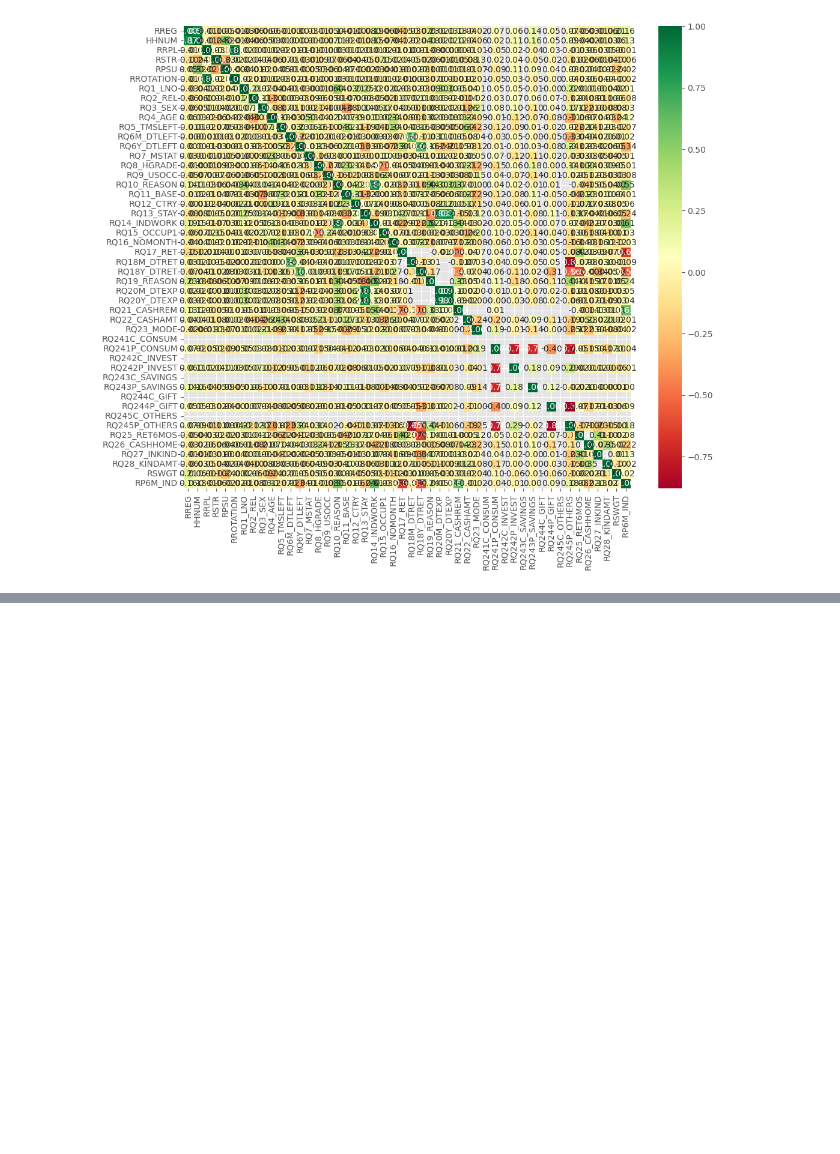
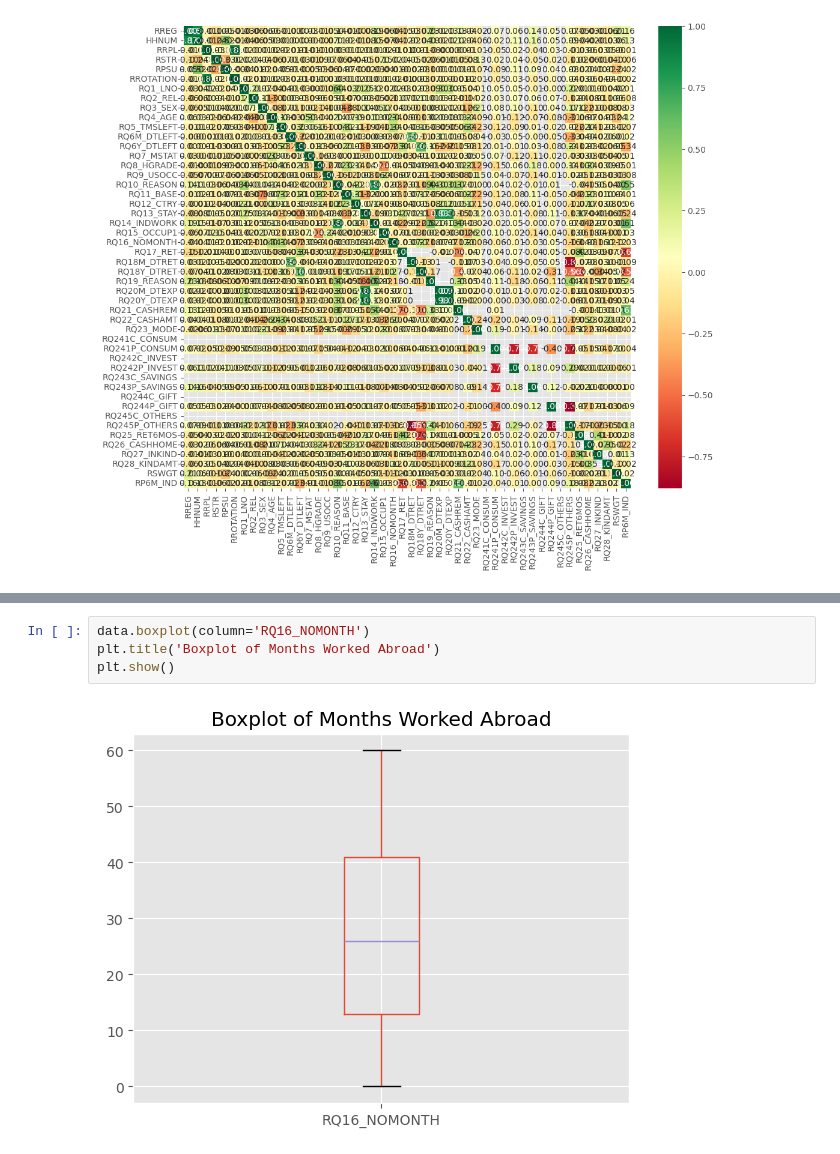
Before and after one commit to almiravelas/CSMODEL, a Jupyter notebook: Phase1_EDA.ipynb, the cells around one changed output, grey strips where cells are left out. Saved outputs shown, nothing was run; the diff lists cells and outputs as text; blank space fills up the shorter version.

```diff
--- a/Phase1_EDA.ipynb
+++ b/Phase1_EDA.ipynb
@@ -201,0 +278,6 @@ Positively Correlated Pairs:
+# %%
+data.boxplot(column='RQ16_NOMONTH')
+plt.title('Boxplot of Months Worked Abroad')
+plt.show()
+# %% [output]
+[figure, added]
```
Also changed, not shown: parts of 8 cells of this notebook, 1 other file.
